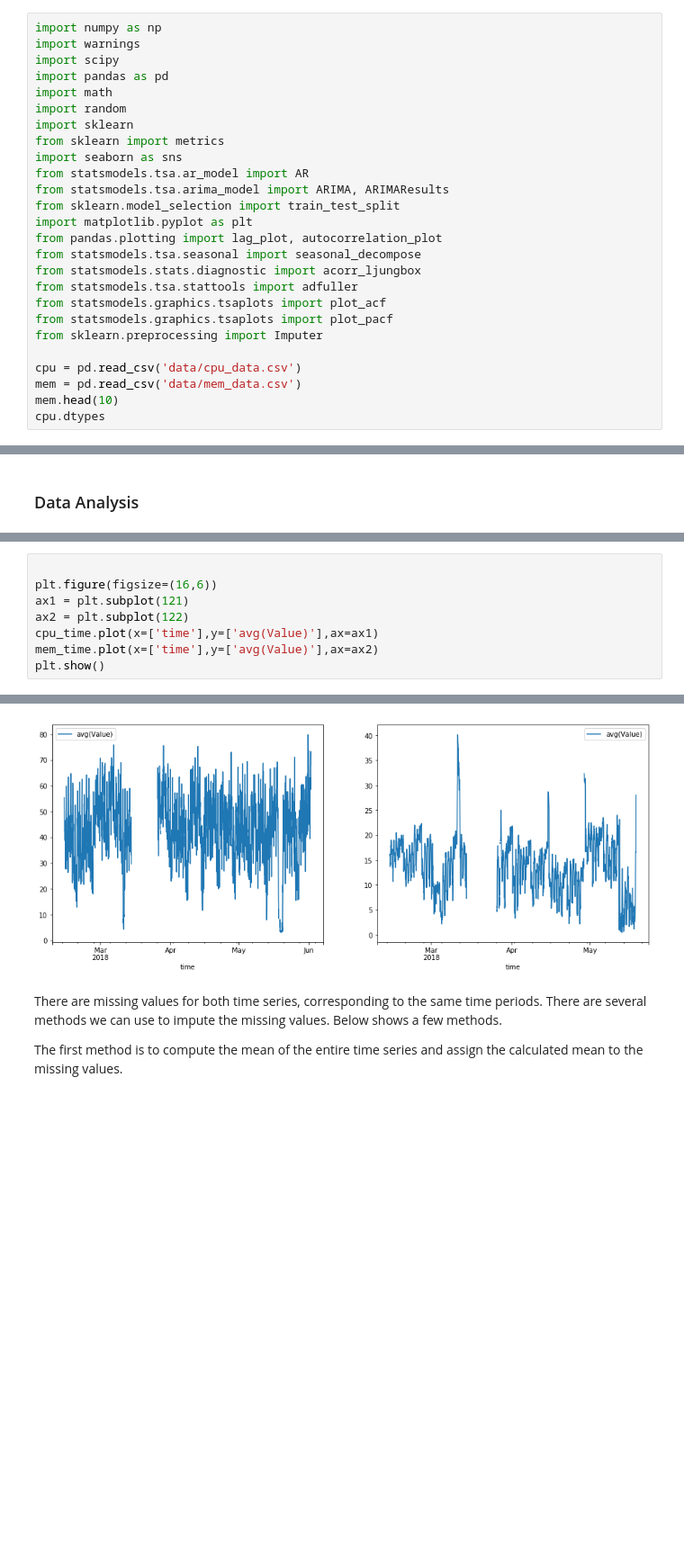
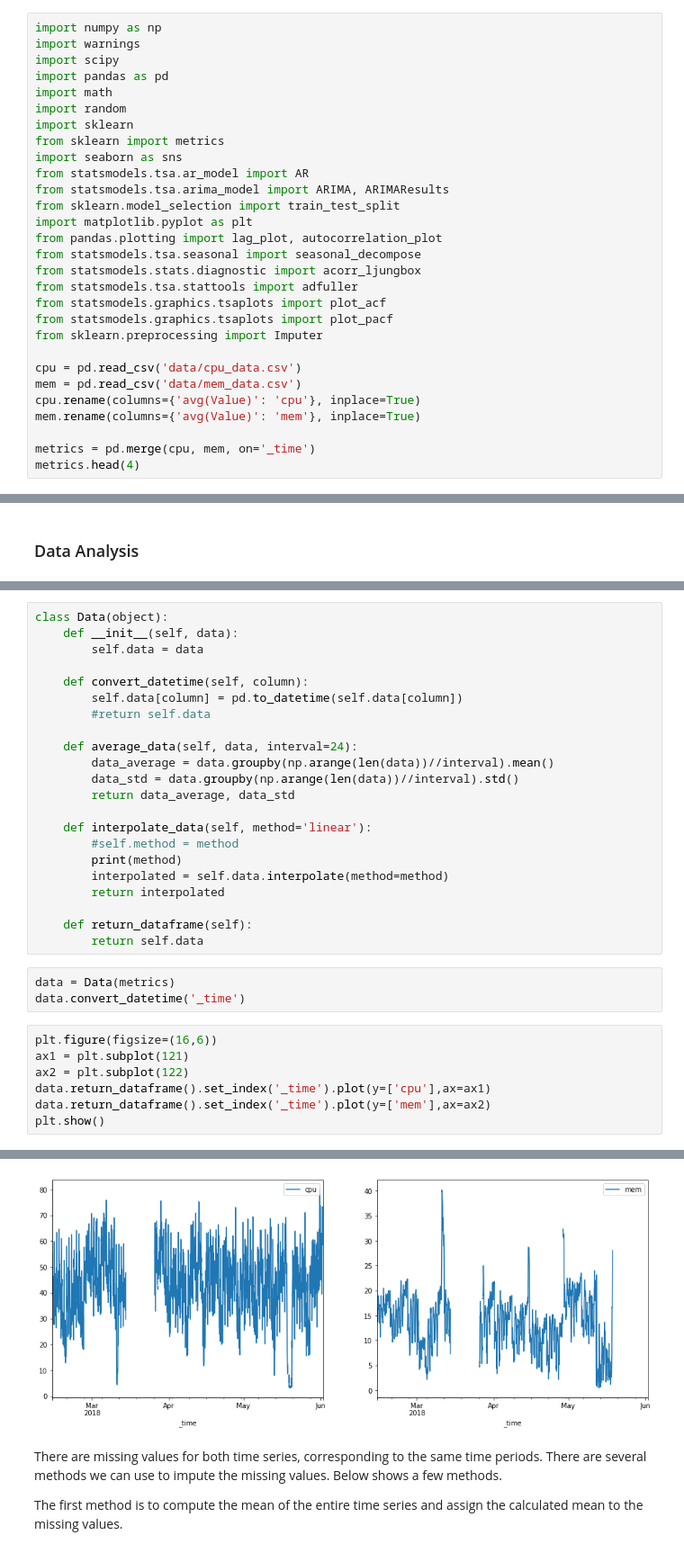
Before and after one commit to natwille1/Timeseries_CPU, a Jupyter notebook: Capacity_Planning_Annotated_AutoArima.ipynb, the cells around one changed output, grey strips where cells are left out. Shown at 90% size. Drawn from its saved outputs; the diff is of its cells as text; blank space fills up the shorter version.

Commit message:
updated notebook - added Data class

```diff
--- a/Capacity_Planning_Annotated_AutoArima.ipynb
+++ b/Capacity_Planning_Annotated_AutoArima.ipynb
@@ -22,6 +24,9 @@ from sklearn.preprocessing import Imputer
 
 cpu = pd.read_csv('data/cpu_data.csv')
 mem = pd.read_csv('data/mem_data.csv')
-mem.head(10)
-cpu.dtypes
+cpu.rename(columns={'avg(Value)': 'cpu'}, inplace=True)
+mem.rename(columns={'avg(Value)': 'mem'}, inplace=True)
+
+metrics = pd.merge(cpu, mem, on='_time')
+metrics.head(4)
 # %% [output]
@@ -51,9 +40,33 @@ cpu_time.head(5)
+# %%
+class Data(object):
+    def __init__(self, data):
+        self.data = data
+
+    def convert_datetime(self, column):
+        self.data[column] = pd.to_datetime(self.data[column])
+        #return self.data
+
+    def average_data(self, data, interval=24):
+        data_average = data.groupby(np.arange(len(data))//interval).mean()
+        data_std = data.groupby(np.arange(len(data))//interval).std()
+        return data_average, data_std
+
+    def interpolate_data(self, method='linear'):
+        #self.method = method
+        print(method)
+        interpolated = self.data.interpolate(method=method)
+        return interpolated
+
+    def return_dataframe(self):
+        return self.data
+# %%
+data = Data(metrics)
+data.convert_datetime('_time')
 # %%
-
 plt.figure(figsize=(16,6))
 ax1 = plt.subplot(121)
 ax2 = plt.subplot(122)
-cpu_time.plot(x=['time'],y=['avg(Value)'],ax=ax1)
-mem_time.plot(x=['time'],y=['avg(Value)'],ax=ax2)
+data.return_dataframe().set_index('_time').plot(y=['cpu'],ax=ax1)
+data.return_dataframe().set_index('_time').plot(y=['mem'],ax=ax2)
 plt.show()
 # %% [output]
@@ -61,4 +73,4 @@ Pandas doesn't allow columns to be created via a new attribute name - see https:
-[figure, old version]
+[figure, new version]
 # %% [markdown]
 There are missing values for both time series, corresponding to the same time periods. There are several methods we can use to impute the missing values. Below shows a few methods.
 
```
Also changed, not shown: parts of 5 cells of this notebook.
